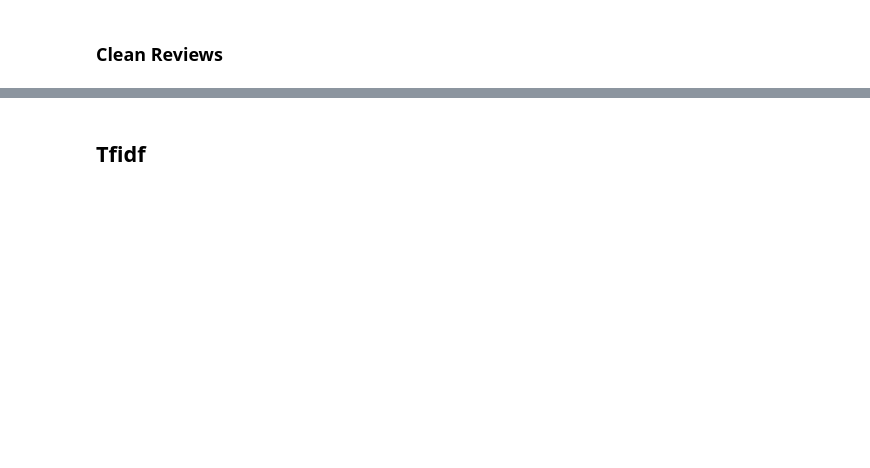
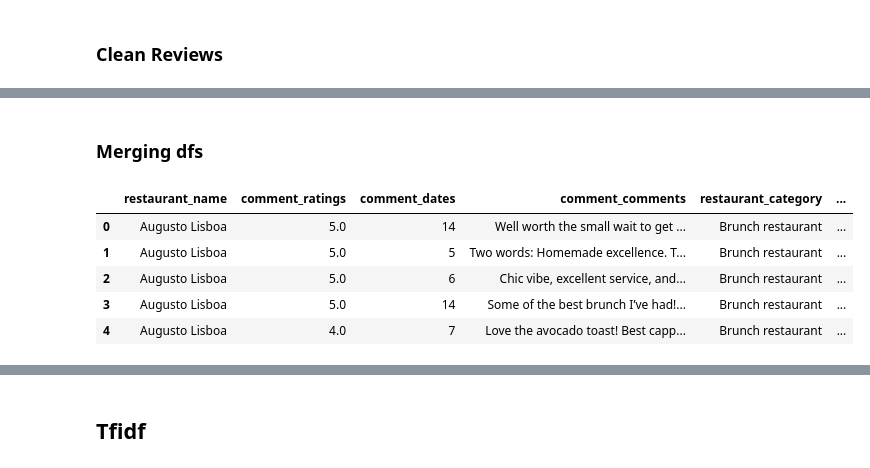
Before and after one commit to MalouO/small_business, a Jupyter notebook: notebooks/google_reviews_NLP.ipynb, the cells around one changed output, grey strips where cells are left out. Drawn from its saved outputs; the diff is of its cells as text; code cells hidden in the pictures; blank space fills up the shorter version.

```diff
--- a/notebooks/google_reviews_NLP.ipynb
+++ b/notebooks/google_reviews_NLP.ipynb
@@ -168,2 +154,0 @@ def extract_score(series):
-# %%
-cleaned_df['comment_ratings'] = cleaned_df['comment_ratings'].apply(extract_score)
@@ -188,0 +155,2 @@ cleaned_df.hist();
+# %%
+cleaned_df.comment_comments = cleaned_df.comment_comments.apply(remove_original_translation)
@@ -190,0 +191,12 @@ cleaned_df.hist();
+# %% [markdown]
+### Merging dfs
+# %%
+merged_df = cleaned_df.merge(df_restaurants, on="restaurant_name", how="left")
+merged_df.head()
+# %% [output]
+|  | restaurant_name | comment_ratings | comment_dates | comment_comments | restaurant_category | ... |
+| 0 | Augusto Lisboa | 5.0 | 14 | Well worth the small wait to get ... | Brunch restaurant | ... |
+| 1 | Augusto Lisboa | 5.0 | 5 | Two words: Homemade excellence. T... | Brunch restaurant | ... |
+| 2 | Augusto Lisboa | 5.0 | 6 | Chic vibe, excellent service, and... | Brunch restaurant | ... |
+| 3 | Augusto Lisboa | 5.0 | 14 | Some of the best brunch I’ve had!... | Brunch restaurant | ... |
+| 4 | Augusto Lisboa | 4.0 | 7 | Love the avocado toast! Best capp... | Brunch restaurant | ... |
```
Also changed, not shown: parts of 61 cells of this notebook.
